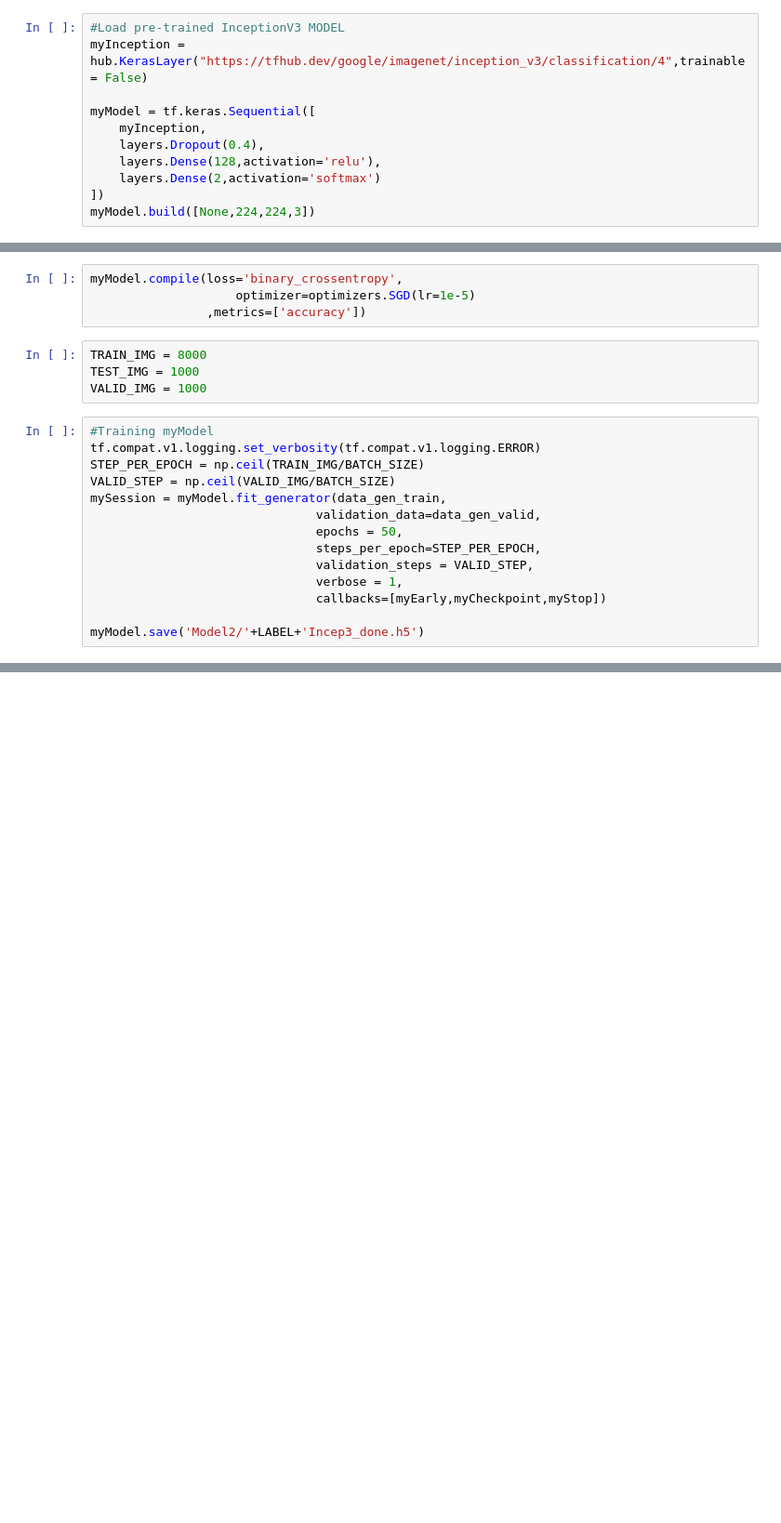
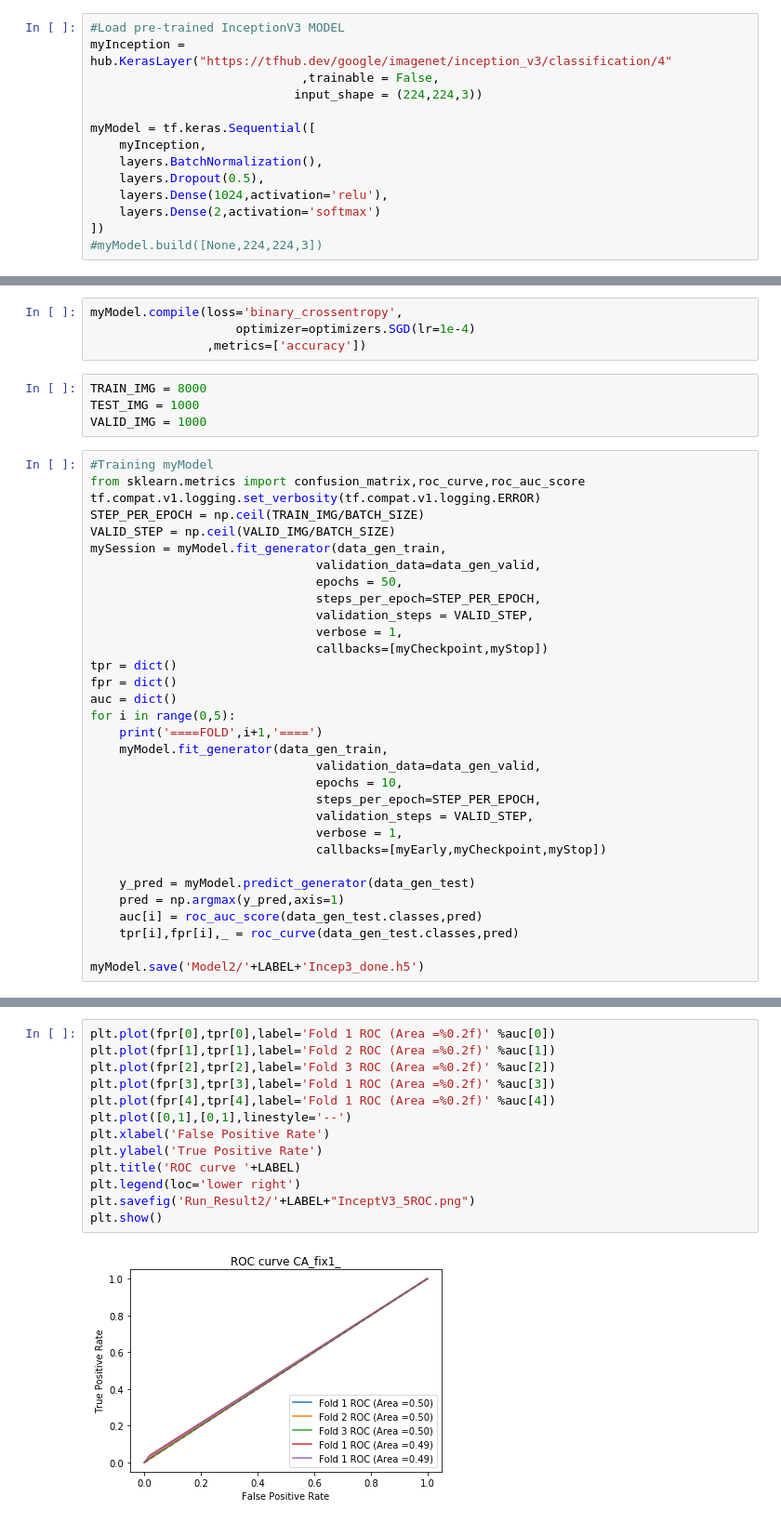
Before and after one commit to RioRocker97/myAI_Project, a Jupyter notebook: myInceptionV3.ipynb, the cells around one changed output, grey strips where cells are left out. Shown at 93% size. Saved outputs shown, nothing was run; the diff lists cells and outputs as text; blank space fills up the shorter version.

```diff
--- a/myInceptionV3.ipynb
+++ b/myInceptionV3.ipynb
@@ -65,12 +65,15 @@ Found 1000 images belonging to 2 classes.
 Found 1000 images belonging to 2 classes.
 # %%
 #Load pre-trained InceptionV3 MODEL
-myInception = hub.KerasLayer("https://tfhub.dev/google/imagenet/inception_v3/classification/4",trainable = False)
+myInception = hub.KerasLayer("https://tfhub.dev/google/imagenet/inception_v3/classification/4"
+                             ,trainable = False,
+                            input_shape = (224,224,3))
 
 myModel = tf.keras.Sequential([
     myInception,
-    layers.Dropout(0.4),
-    layers.Dense(128,activation='relu'),
+    layers.BatchNormalization(),
+    layers.Dropout(0.5),
+    layers.Dense(1024,activation='relu'),
     layers.Dense(2,activation='softmax')
 ])
-myModel.build([None,224,224,3])
+#myModel.build([None,224,224,3])
@@ -108,7 +94,7 @@ class mystopclass(Callback):
 myStop = mystopclass()
 # %%
 myModel.compile(loss='binary_crossentropy',
-                    optimizer=optimizers.SGD(lr=1e-5)
+                    optimizer=optimizers.SGD(lr=1e-4)
                 ,metrics=['accuracy'])
 # %%
 TRAIN_IMG = 8000
@@ -116,6 +102,7 @@ TEST_IMG = 1000
 VALID_IMG = 1000
 # %%
 #Training myModel
+from sklearn.metrics import confusion_matrix,roc_curve,roc_auc_score
 tf.compat.v1.logging.set_verbosity(tf.compat.v1.logging.ERROR)
 STEP_PER_EPOCH = np.ceil(TRAIN_IMG/BATCH_SIZE)
 VALID_STEP = np.ceil(VALID_IMG/BATCH_SIZE)
@@ -125,7 +112,24 @@ mySession = myModel.fit_generator(data_gen_train,
                                steps_per_epoch=STEP_PER_EPOCH,
                                validation_steps = VALID_STEP,
                                verbose = 1,
+                               callbacks=[myCheckpoint,myStop])
+tpr = dict()
+fpr = dict()
+auc = dict()
+for i in range(0,5):
+    print('====FOLD',i+1,'====')
+    myModel.fit_generator(data_gen_train,
+                               validation_data=data_gen_valid,
+                               epochs = 10,
+                               steps_per_epoch=STEP_PER_EPOCH,
+                               validation_steps = VALID_STEP,
+                               verbose = 1,
                                callbacks=[myEarly,myCheckpoint,myStop])
 
+    y_pred = myModel.predict_generator(data_gen_test)
+    pred = np.argmax(y_pred,axis=1)
+    auc[i] = roc_auc_score(data_gen_test.classes,pred)
+    tpr[i],fpr[i],_ = roc_curve(data_gen_test.classes,pred)
+
 myModel.save('Model2/'+LABEL+'Incep3_done.h5')
 # %% [output]
@@ -170,4 +174,19 @@ plt.show()
 # %% [output]
 [figure]
 [figure]
+# %%
+plt.plot(fpr[0],tpr[0],label='Fold 1 ROC (Area =%0.2f)' %auc[0])
+plt.plot(fpr[1],tpr[1],label='Fold 2 ROC (Area =%0.2f)' %auc[1])
+plt.plot(fpr[2],tpr[2],label='Fold 3 ROC (Area =%0.2f)' %auc[2])
+plt.plot(fpr[3],tpr[3],label='Fold 1 ROC (Area =%0.2f)' %auc[3])
+plt.plot(fpr[4],tpr[4],label='Fold 1 ROC (Area =%0.2f)' %auc[4])
+plt.plot([0,1],[0,1],linestyle='--')
+plt.xlabel('False Positive Rate')
+plt.ylabel('True Positive Rate')
+plt.title('ROC curve '+LABEL)
+plt.legend(loc='lower right')
+plt.savefig('Run_Result2/'+LABEL+"InceptV3_5ROC.png")
+plt.show()
+# %% [output]
+[figure, added]
 # %%
```
Also changed, not shown: parts of 5 cells of this notebook, 3 other files.
